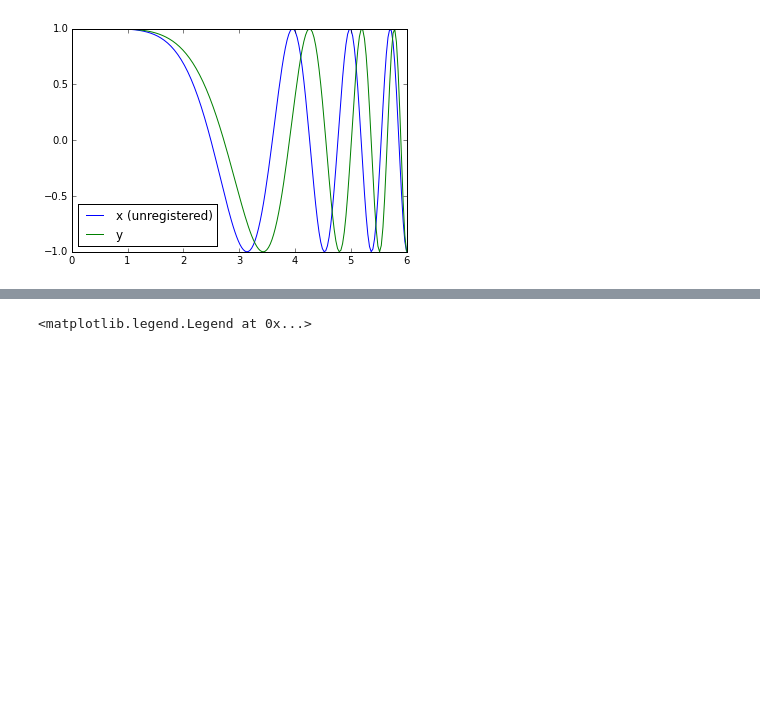
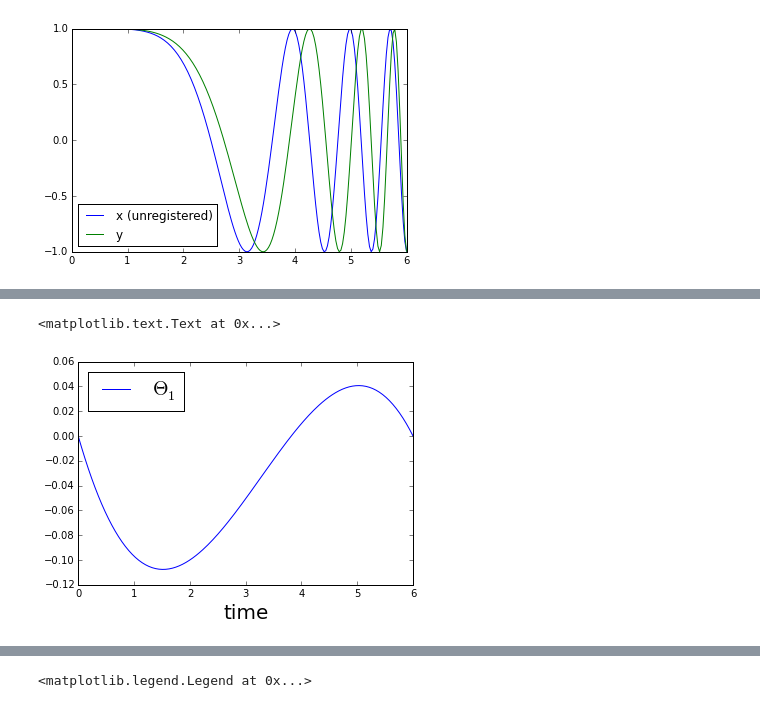
Before and after one commit to ptonner/pyFDA, a Jupyter notebook: examples/registrationByLocalRegression.ipynb, the cells around one changed output, grey strips where cells are left out. Drawn from its saved outputs; the diff is of its cells as text; code cells hidden in the pictures; blank space fills up the shorter version.

```diff
--- a/examples/registrationByLocalRegression.ipynb
+++ b/examples/registrationByLocalRegression.ipynb
@@ -294,3 +106,10 @@ hspline = bspline.Bspline(t,h)
 
 x = np.cos(t**3/(np.pi**2))
 y = np.cos(hspline(t)**3/(np.pi**2))
+# %%
+plt.plot(t,theta1(t),label="$\Theta_1$")
+plt.legend(loc="best",fontsize=20)
+plt.xlabel("time",fontsize=20)
+# %% [output]
+<matplotlib.text.Text at 0x...>
+[figure, added]
```
Also changed, not shown: parts of 71 cells of this notebook.
